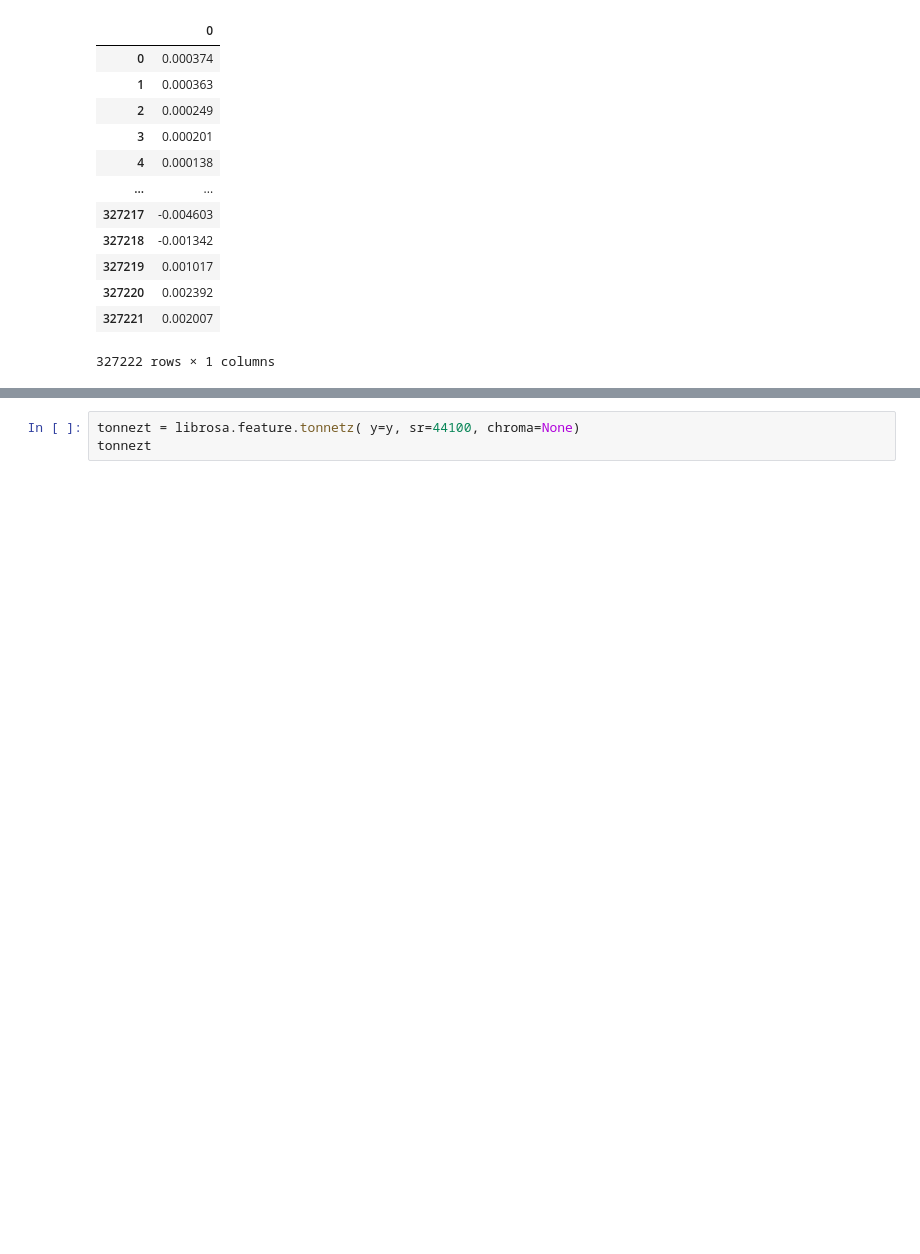
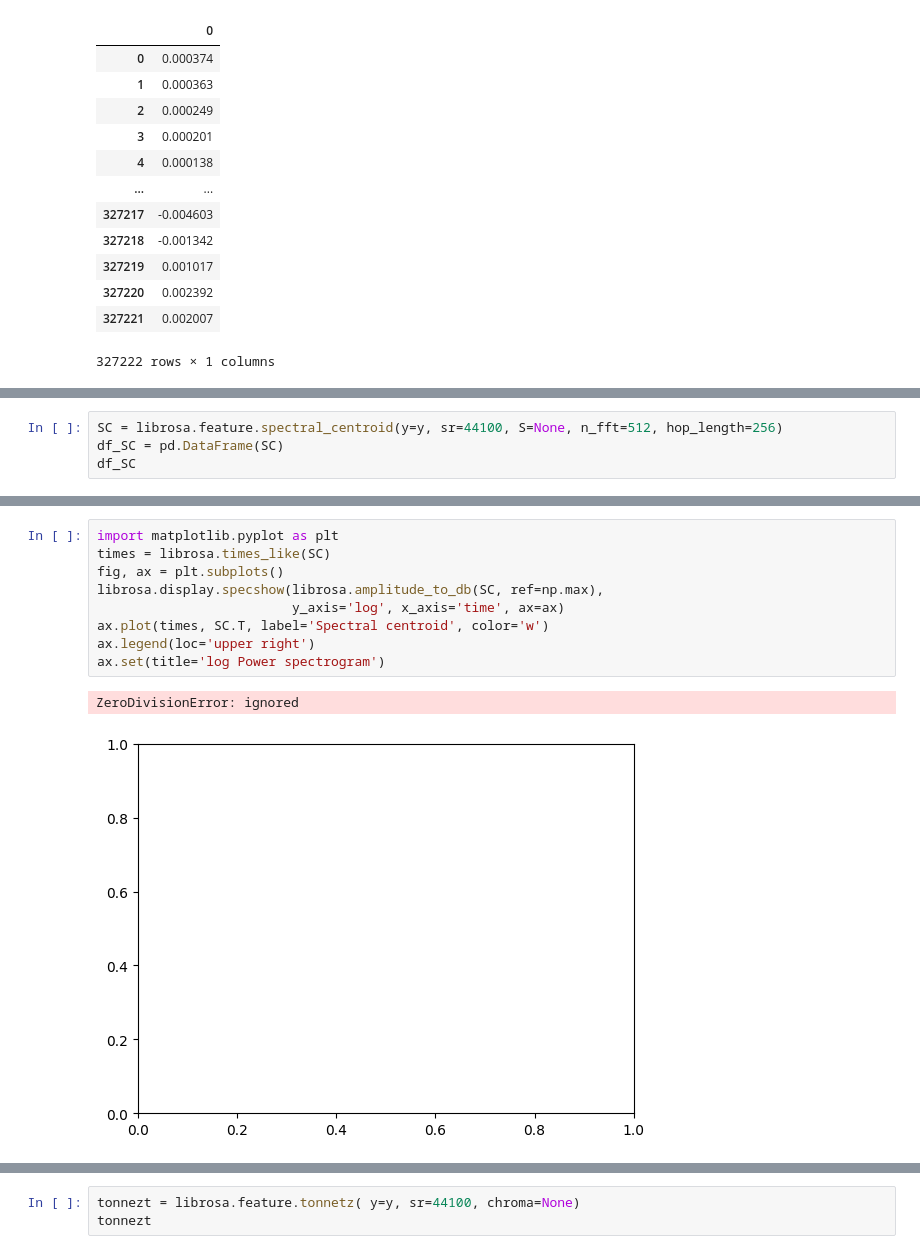
Before and after one commit to Anusarakh/thesis, a Jupyter notebook: music_Ex_test 27.6.66 .ipynb, the cells around one changed output, grey strips where cells are left out. Saved outputs shown, nothing was run; the diff lists cells and outputs as text; blank space fills up the shorter version.

```diff
--- a/music_Ex_test 27.6.66 .ipynb
+++ b/music_Ex_test 27.6.66 .ipynb
@@ -279,0 +149,4 @@ data_set
+# %%
+SC = librosa.feature.spectral_centroid(y=y, sr=44100, S=None, n_fft=512, hop_length=256)
+df_SC = pd.DataFrame(SC)
+df_SC
@@ -279,0 +157,12 @@ data_set
+# %%
+import matplotlib.pyplot as plt
+times = librosa.times_like(SC)
+fig, ax = plt.subplots()
+librosa.display.specshow(librosa.amplitude_to_db(SC, ref=np.max),
+                         y_axis='log', x_axis='time', ax=ax)
+ax.plot(times, SC.T, label='Spectral centroid', color='w')
+ax.legend(loc='upper right')
+ax.set(title='log Power spectrogram')
+# %% [output]
+ZeroDivisionError: ignored
+[figure, added]
```
Also changed, not shown: parts of 42 cells of this notebook.
